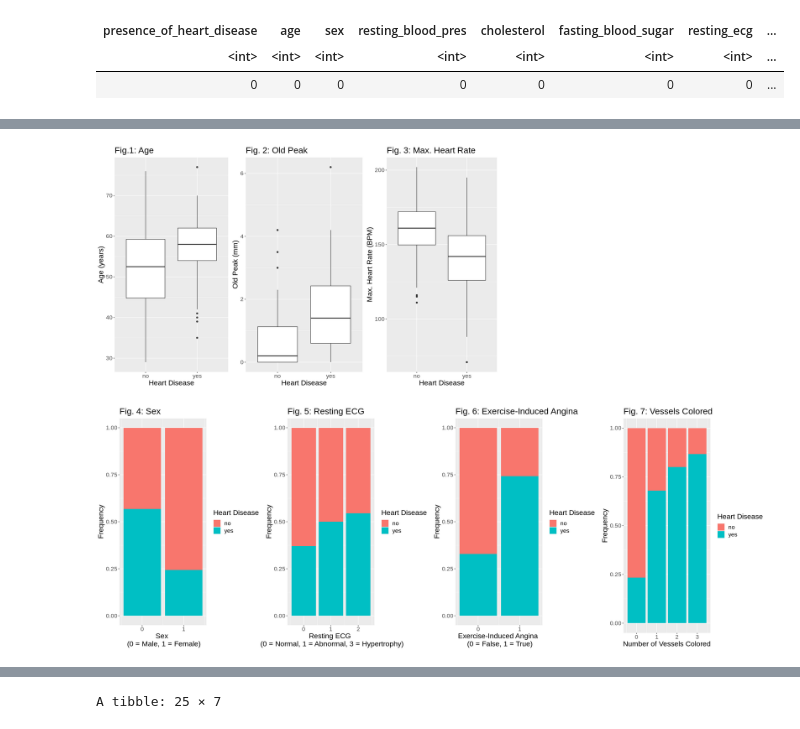
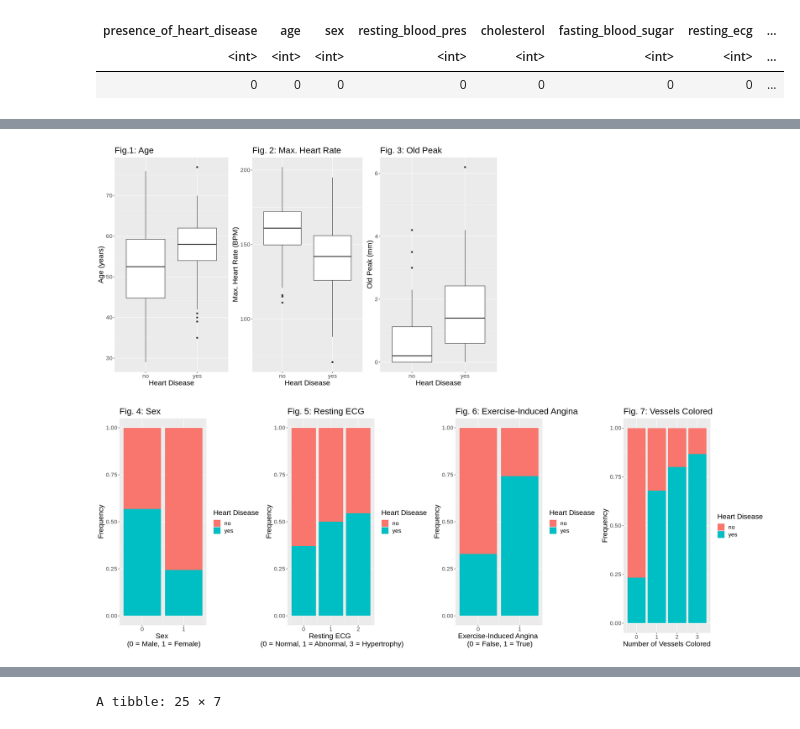
Before and after one commit to akosek4/DSCI-100-Heart-Disease-Project, a Jupyter notebook: Final-Prelim_JMB.ipynb, the cells around one changed output, grey strips where cells are left out. Drawn from its saved outputs; the diff is of its cells as text; code cells hidden in the pictures.

```diff
--- a/Final-Prelim_JMB.ipynb
+++ b/Final-Prelim_JMB.ipynb
@@ -292,20 +309,20 @@ cholesterol_plot <- data_training |>
     ggtitle("Fig. NA: Cholesterol") +
     theme(text = element_text(size = 17))
 
+mhr_plot <- data_training |>
+    ggplot(aes(y = max_heart_rate, x = presence_of_heart_disease)) +
+    geom_boxplot() +
+    ylab("Max. Heart Rate (BPM)") +
+    xlab("Heart Disease") +
+    ggtitle("Fig. 2: Max. Heart Rate") +
+    theme(text = element_text(size = 17))
+
 oldpeak_plot <- data_training |>
     ggplot(aes(y = oldpeak, x = presence_of_heart_disease)) +
     geom_boxplot() +
     ylab("Old Peak (mm)") +
     xlab("Heart Disease") +
-    ggtitle("Fig. 2: Old Peak") +
-    theme(text = element_text(size = 17))
-
-mhr_plot <- data_training |>
-    ggplot(aes(y = max_heart_rate, x = presence_of_heart_disease)) +
-    geom_boxplot() +
-    ylab("Max. Heart Rate (BPM)") +
-    xlab("Heart Disease") +
-    ggtitle("Fig. 3: Max. Heart Rate") +
+    ggtitle("Fig. 3: Old Peak") +
     theme(text = element_text(size = 17))
 
 # generate bar graph visualizations
@@ -350,13 +367,13 @@ data_vessels_plot <- data_training |>
 # %%
 options(repr.plot.width = 22, repr.plot.height = 8)
 
-plot_grid_1 <- plot_grid(age_plot, oldpeak_plot, mhr_plot, ncol = 5)
+plot_grid_1 <- plot_grid(age_plot, mhr_plot, oldpeak_plot, ncol = 5)
 plot_grid_1
 
 options(repr.plot.width = 22, repr.plot.height = 8)
 plot_grid_2 <- plot_grid(sex_plot, resting_ecg_plot,
                          exercise_induced_angina_plot, data_vessels_plot, ncol = 4)
 plot_grid_2
 # %% [output]
-[figure, old version]
+[figure, new version]
 [figure]
```
Also changed, not shown: parts of 31 cells of this notebook.
